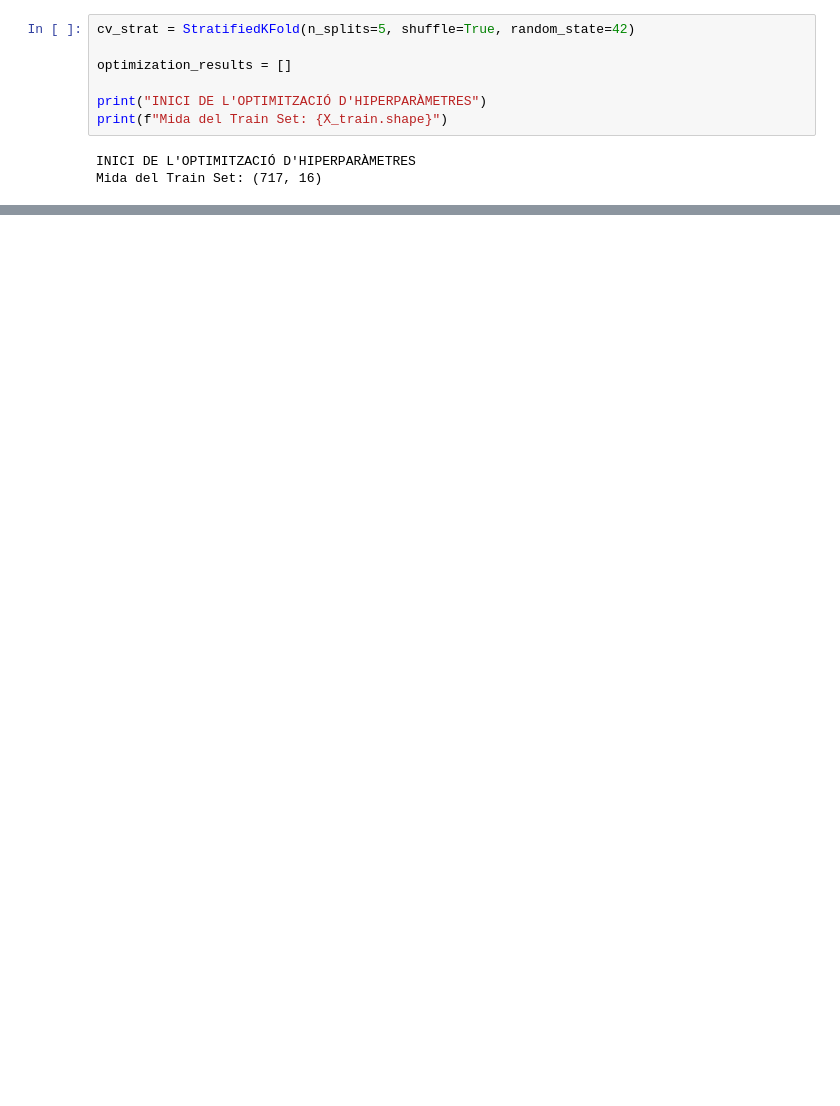
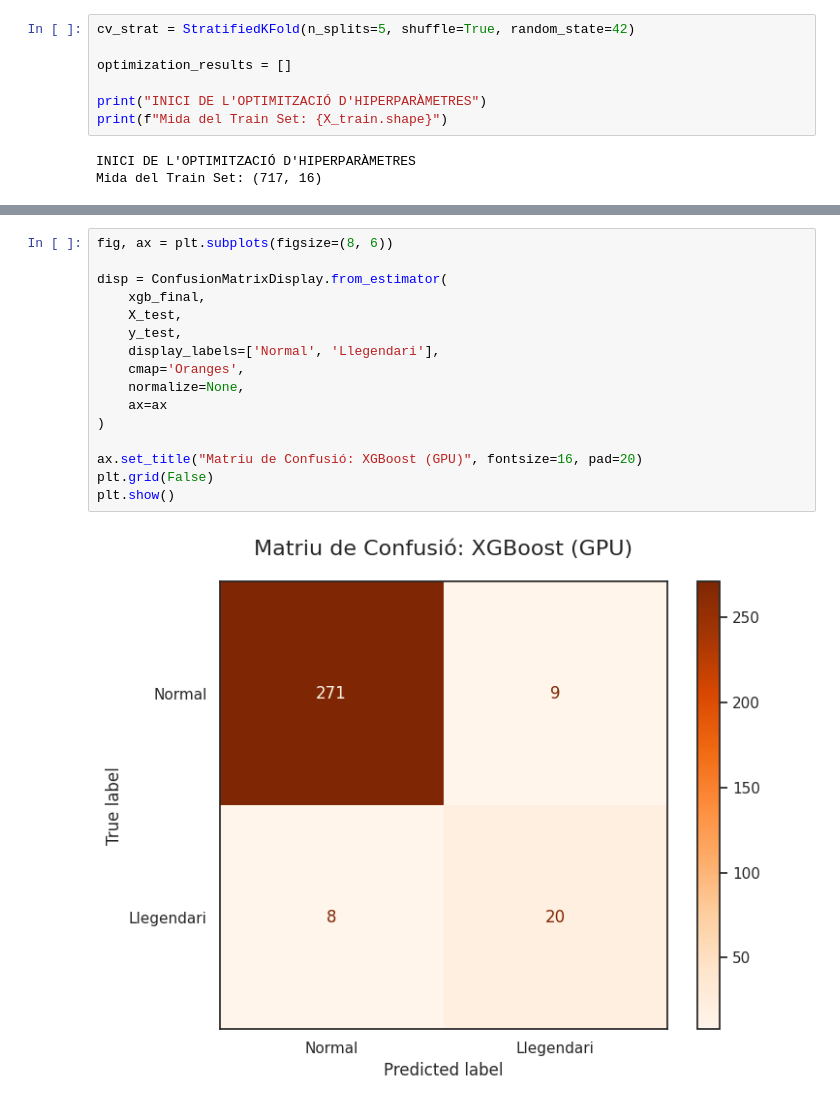
Before and after one commit to Gpascual11/MD005_SBC, a Jupyter notebook: 4. Parametrizacion y Aprendizage Supervisado/MD005_S4_GerardPascual.ipynb, the cells around one changed output, grey strips where cells are left out. Saved outputs shown, nothing was run; the diff lists cells and outputs as text; blank space fills up the shorter version.

```diff
--- a/4. Parametrizacion y Aprendizage Supervisado/MD005_S4_GerardPascual.ipynb
+++ b/4. Parametrizacion y Aprendizage Supervisado/MD005_S4_GerardPascual.ipynb
@@ -581,0 +697,18 @@ optimization_results.append({
+# %%
+fig, ax = plt.subplots(figsize=(8, 6))
+
+disp = ConfusionMatrixDisplay.from_estimator(
+    xgb_final,
+    X_test,
+    y_test,
+    display_labels=['Normal', 'Llegendari'],
+    cmap='Oranges',
+    normalize=None,
+    ax=ax
+)
+
+ax.set_title("Matriu de Confusió: XGBoost (GPU)", fontsize=16, pad=20)
+plt.grid(False)
+plt.show()
+# %% [output]
+[figure, added]
```
Also changed, not shown: parts of 46 cells of this notebook, 3 other files.
